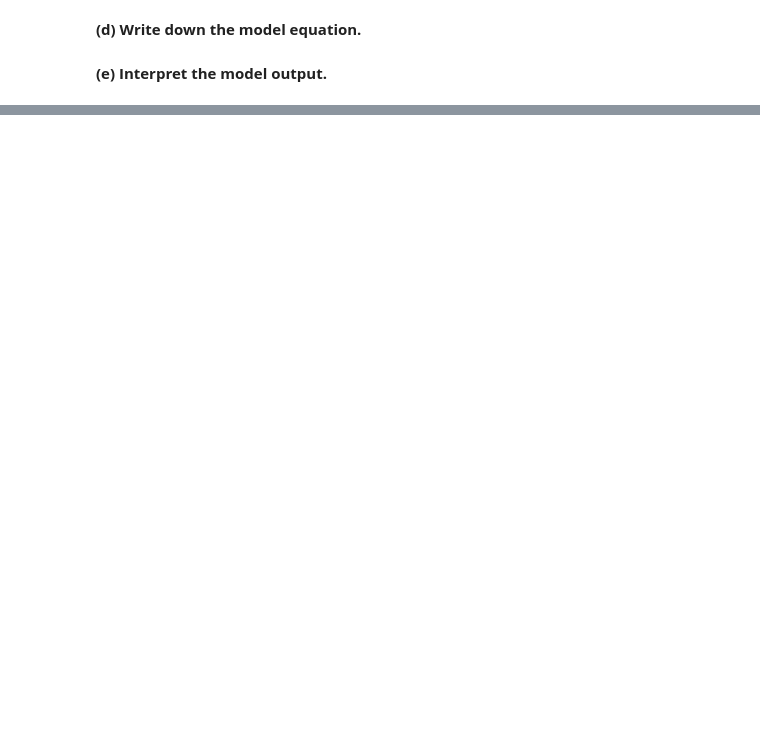
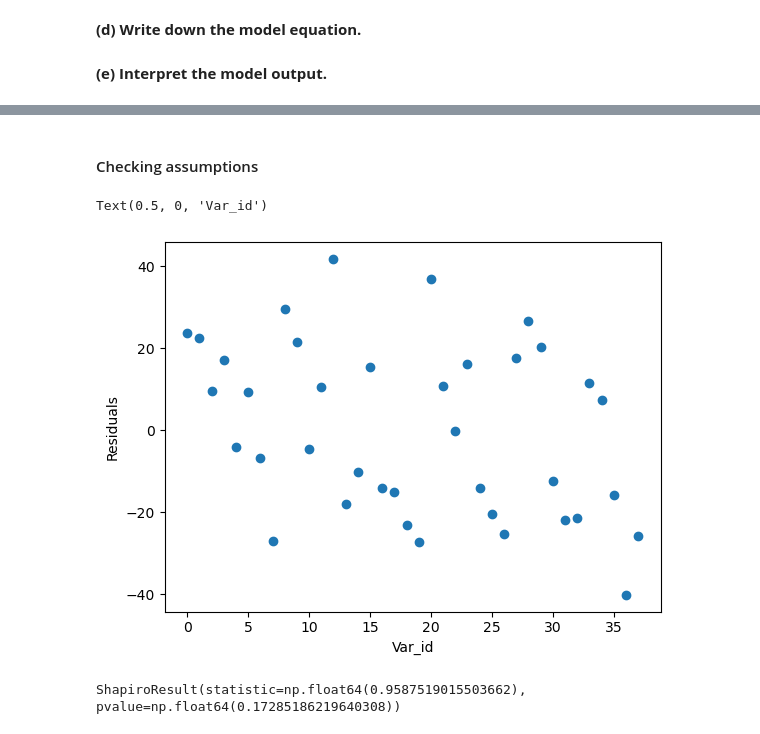
Before and after one commit to Debbcwing/DataScienceBootcamp, a Jupyter notebook: 02_Statistics/day4/STI_EX1_Linear_Regression.ipynb, the cells around one changed output, grey strips where cells are left out. Cells and saved outputs as stored; diff of their text form; code cells hidden in the pictures; blank space fills up the shorter version.

```diff
--- a/02_Statistics/day4/STI_EX1_Linear_Regression.ipynb
+++ b/02_Statistics/day4/STI_EX1_Linear_Regression.ipynb
@@ -85,3 +193,7 @@ You can be as creative as you like. For more examples, view: https://seaborn.pyd
+# %%
+# your code here
+lm = sm.OLS(df_iq['PIQ'], df_iq['Brain'])        # ordinary least square regression model
+result = lm.fit()
 # %% [markdown]
 **(d) Write down the model equation.**
 # %%
@@ -92,0 +232,16 @@ You can be as creative as you like. For more examples, view: https://seaborn.pyd
+# %% [markdown]
+#### Checking assumptions
+# %%
+# plot residuals
+plt.scatter(np.arange(len(result.resid)), result.resid)
+plt.ylabel('Residuals')
+plt.xlabel('Var_id')
+# %% [output]
+Text(0.5, 0, 'Var_id')
+[figure, added]
+# %%
+stats.shapiro(result.resid)
+
+# p>0.05 -> residuals are normally distributed
+# %% [output]
+ShapiroResult(statistic=np.float64(0.9587519015503662), pvalue=np.float64(0.17285186219640308))
```
Also changed, not shown: parts of 21 cells of this notebook, 7 other files.
